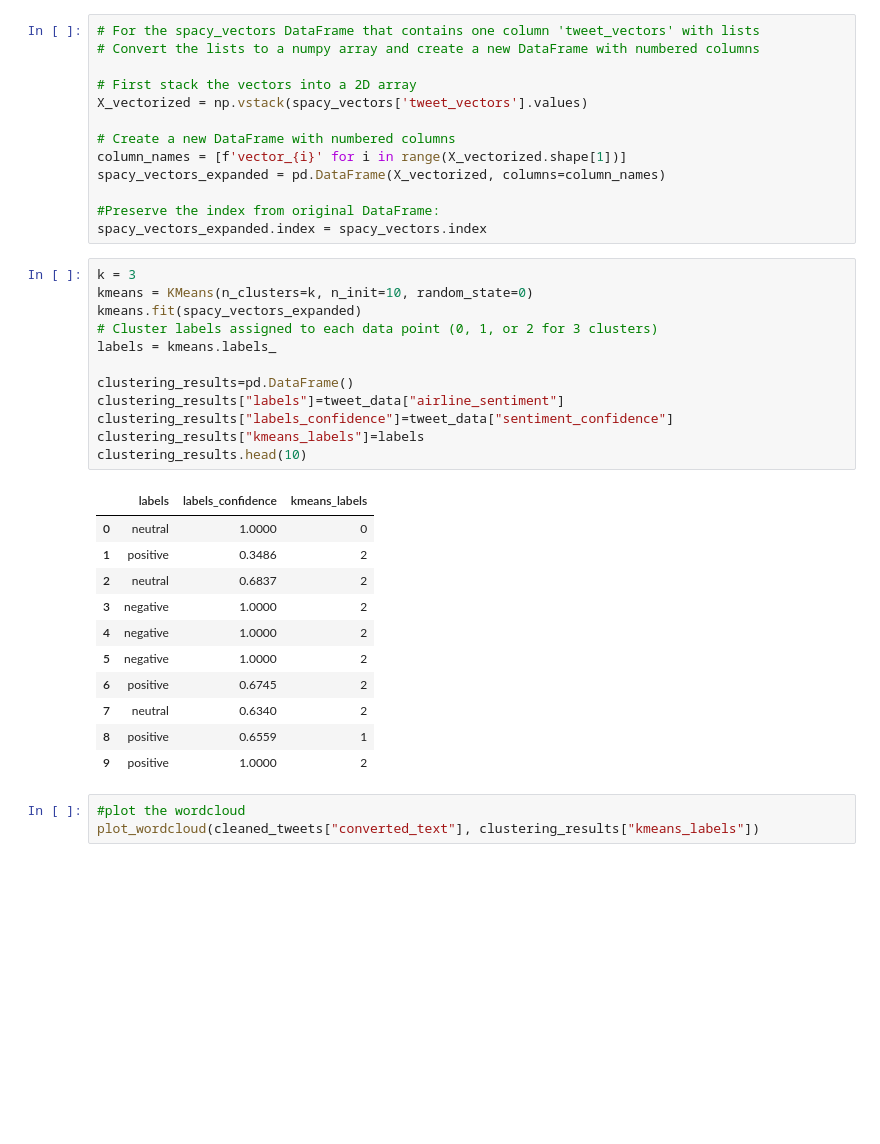
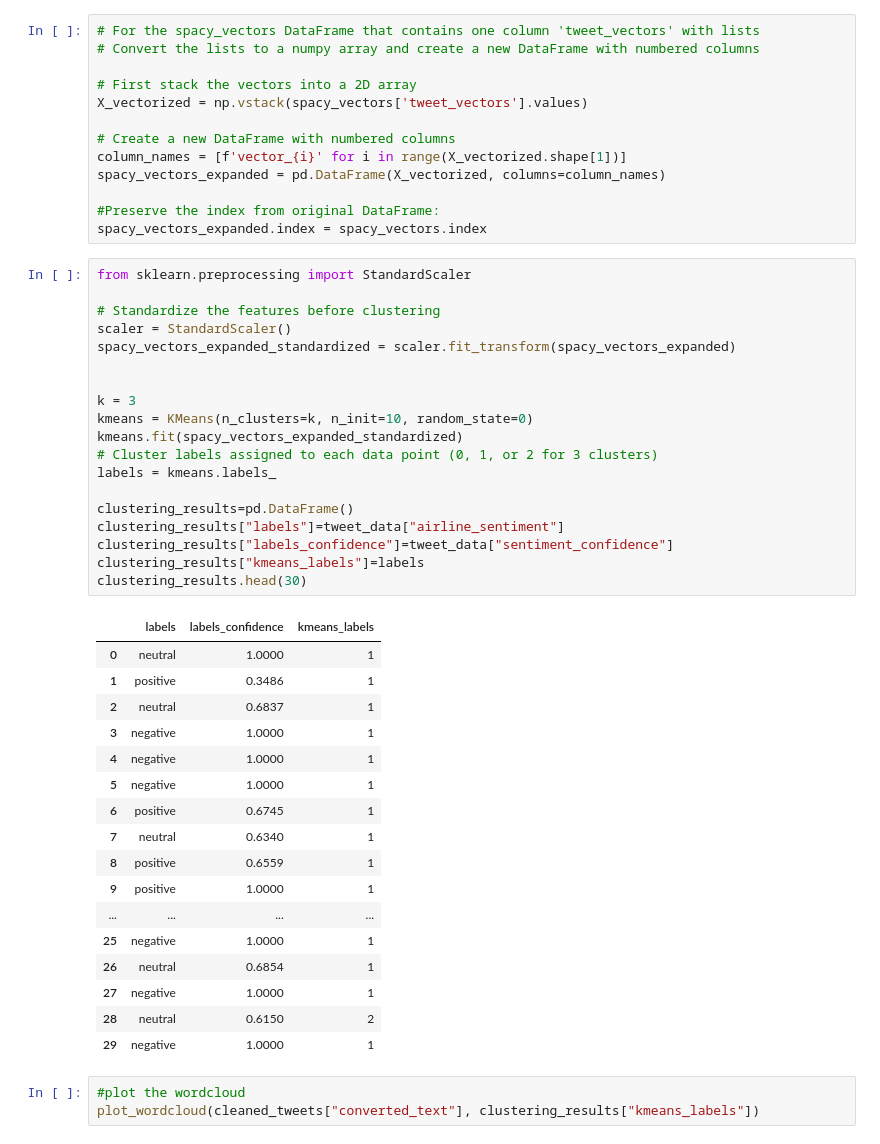
Before and after one commit to NomadZhang/MSI5001, a Jupyter notebook: main.ipynb, the cells around one changed output. Drawn from its saved outputs; the diff is of its cells as text; blank space fills up the shorter version.

```diff
--- a/main.ipynb
+++ b/main.ipynb
@@ -789,29 +789,42 @@ spacy_vectors_expanded = pd.DataFrame(X_vectorized, columns=column_names)
 #Preserve the index from original DataFrame:
 spacy_vectors_expanded.index = spacy_vectors.index
 # %%
+from sklearn.preprocessing import StandardScaler
+
+# Standardize the features before clustering
+scaler = StandardScaler()
+spacy_vectors_expanded_standardized = scaler.fit_transform(spacy_vectors_expanded)
+
+
 k = 3
 kmeans = KMeans(n_clusters=k, n_init=10, random_state=0)
-kmeans.fit(spacy_vectors_expanded)
+kmeans.fit(spacy_vectors_expanded_standardized)
 # Cluster labels assigned to each data point (0, 1, or 2 for 3 clusters)
 labels = kmeans.labels_
 
 clustering_results=pd.DataFrame()
 clustering_results["labels"]=tweet_data["airline_sentiment"]
 clustering_results["labels_confidence"]=tweet_data["sentiment_confidence"]
 clustering_results["kmeans_labels"]=labels
-clustering_results.head(10)
+clustering_results.head(30)
 # %% [output]
 |  | labels | labels_confidence | kmeans_labels |
-| 0 | neutral | 1.0000 | 0 |
-| 1 | positive | 0.3486 | 2 |
-| 2 | neutral | 0.6837 | 2 |
-| 3 | negative | 1.0000 | 2 |
-| 4 | negative | 1.0000 | 2 |
-| 5 | negative | 1.0000 | 2 |
-| 6 | positive | 0.6745 | 2 |
-| 7 | neutral | 0.6340 | 2 |
+| 0 | neutral | 1.0000 | 1 |
+| 1 | positive | 0.3486 | 1 |
+| 2 | neutral | 0.6837 | 1 |
+| 3 | negative | 1.0000 | 1 |
+| 4 | negative | 1.0000 | 1 |
+| 5 | negative | 1.0000 | 1 |
+| 6 | positive | 0.6745 | 1 |
+| 7 | neutral | 0.6340 | 1 |
 | 8 | positive | 0.6559 | 1 |
-| 9 | positive | 1.0000 | 2 |
+| 9 | positive | 1.0000 | 1 |
+| ... | ... | ... | ... |
+| 25 | negative | 1.0000 | 1 |
+| 26 | neutral | 0.6854 | 1 |
+| 27 | negative | 1.0000 | 1 |
+| 28 | neutral | 0.6150 | 2 |
+| 29 | negative | 1.0000 | 1 |
 # %%
 #plot the wordcloud
 plot_wordcloud(cleaned_tweets["converted_text"], clustering_results["kmeans_labels"])
```
Also changed, not shown: parts of 13 cells of this notebook.
